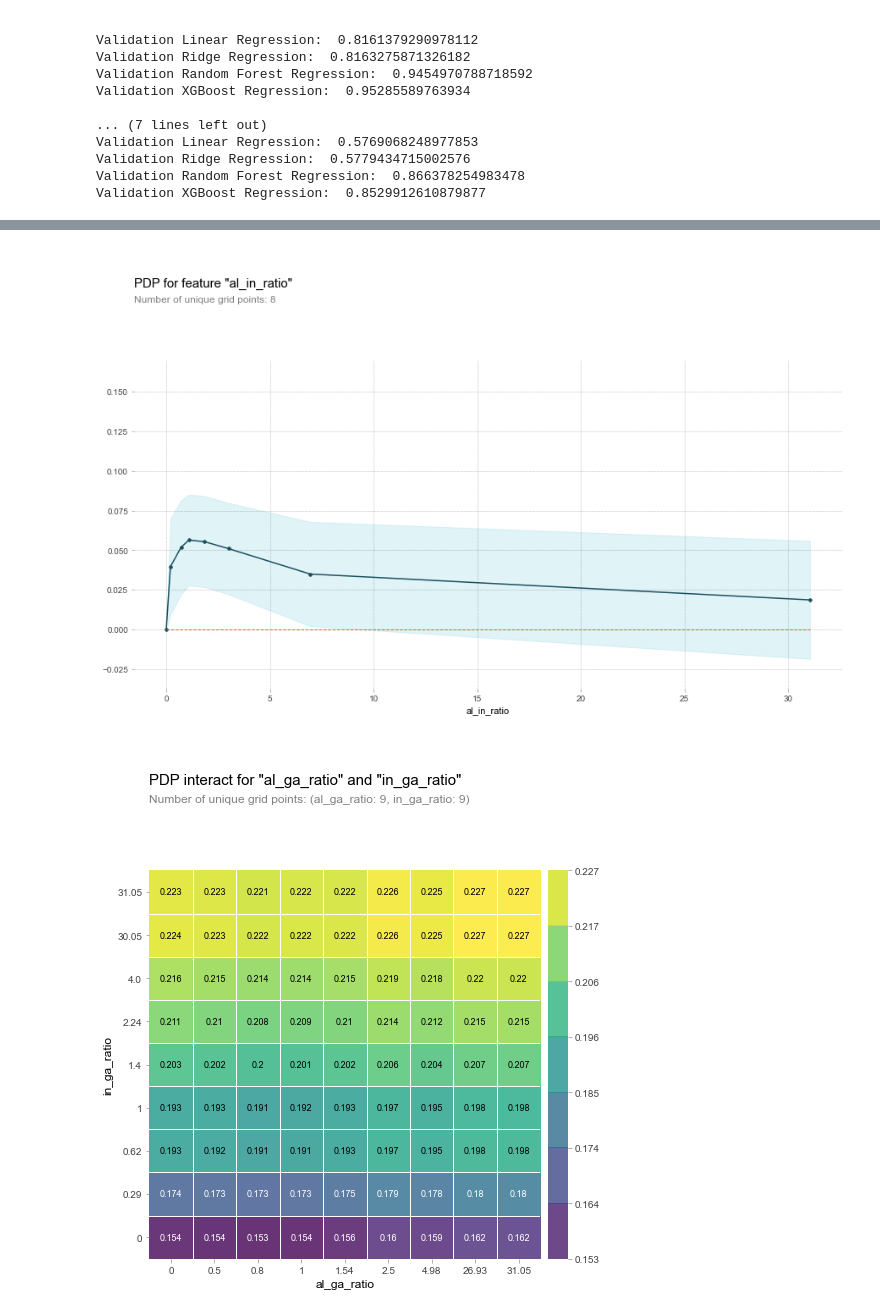
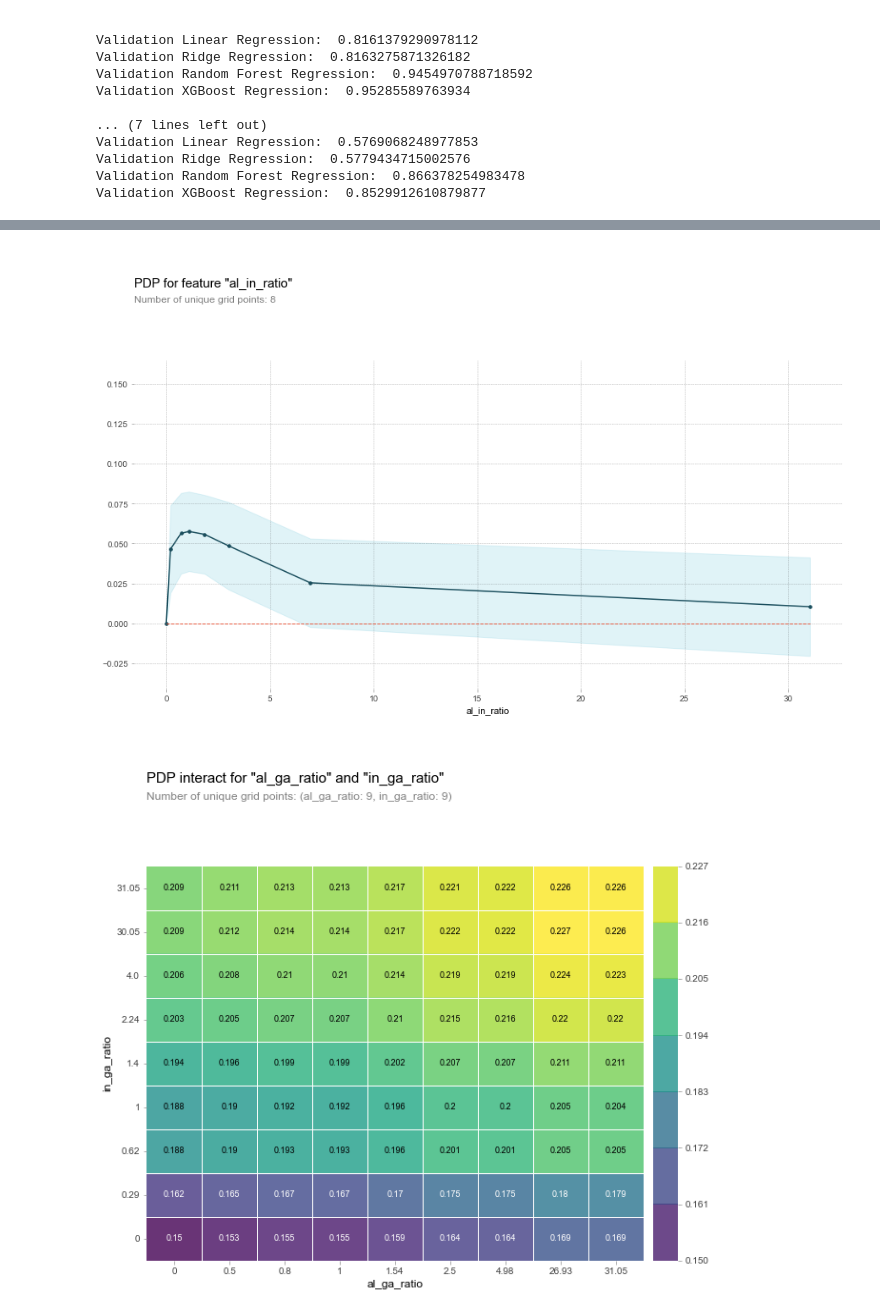
Before and after one commit to no-i-in-team/reesh, a Jupyter notebook: conductors/unit_2_project.ipynb, the cells around one changed output, grey strips where cells are left out. Saved outputs shown, nothing was run; the diff lists cells and outputs as text; code cells hidden in the pictures.

```diff
--- a/conductors/unit_2_project.ipynb
+++ b/conductors/unit_2_project.ipynb
@@ -587,16 +542,17 @@ pdp_interact_plot( interact1 , plot_type = 'grid' , feature_names = features );
 # %%
 # Formation Energy - Visualization of single and double feature importances
-isolate2 = pdp_isolate( model = rscv_xgbr2 ,
+isolate2 = pdp_isolate( model = xgbr2_tuned ,
                         dataset = X2_val ,
                         model_features = X2_val.columns ,
                         feature = feature )
 pdp_plot( isolate2 , feature_name = feature );
 
-interact2 = pdp_interact( model = rscv_xgbr2 ,
+interact2 = pdp_interact( model = xgbr2_tuned ,
                           dataset = X2_val ,
                           model_features = X2_val.columns ,
                           features = features )
-pdp_interact_plot( interact2 , plot_type = 'grid' , feature_names = features );
+pdp_interact_plot( interact2 , plot_type = 'grid' , feature_names = features ,
+                   figsize = ( 10 , 10 ) );
 # %% [output]
-[figure, old version]
+[figure, new version]
-[figure, old version]
+[figure, new version]
```
Also changed, not shown: parts of 19 cells of this notebook.
